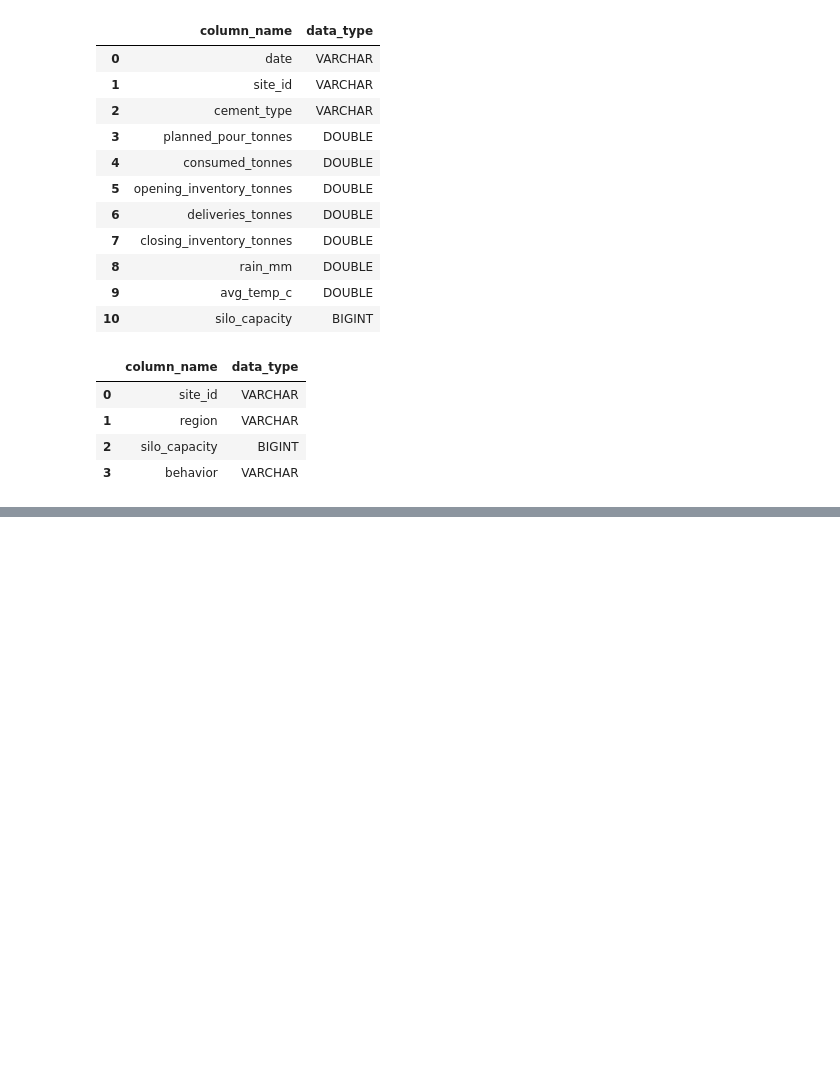
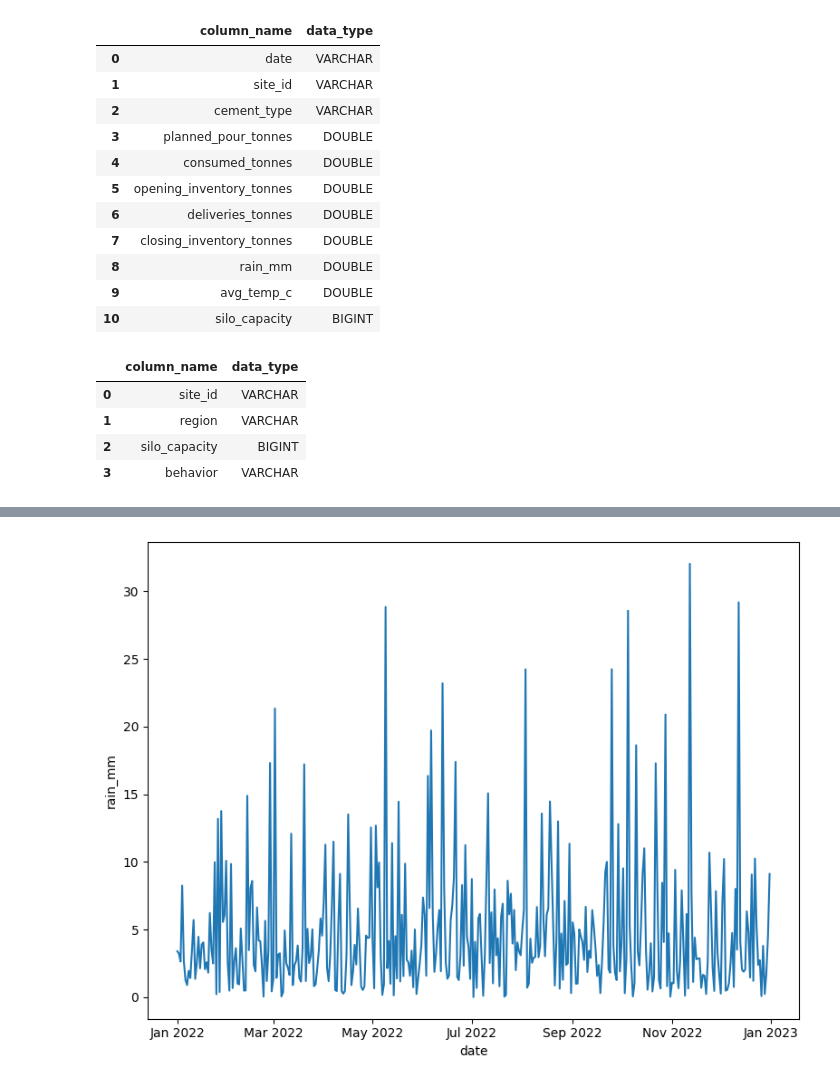
Before and after one commit to sarbol/MIG_CEMENT_DEMAND_FORECAST_SYSTEM_TEAM_D, a Jupyter notebook: notebook/sarbol_analysis.ipynb, the cells around one changed output, grey strips where cells are left out. Saved outputs shown, nothing was run; the diff lists cells and outputs as text; code cells hidden in the pictures; blank space fills up the shorter version.

```diff
--- a/notebook/sarbol_analysis.ipynb
+++ b/notebook/sarbol_analysis.ipynb
@@ -84,0 +837,28 @@ table_schema("Sites")
+# %%
+query = """
+
+    SELECT
+        date::DATE as date,
+        rain_mm
+    FROM
+        Operations
+    WHERE
+        site_id == 'SITE_001' AND YEAR(date::DATE) == 2022
+    ORDER BY
+        date::DATE ASC;
+"""
+
+
+rain_df = con.execute(query).df()
+# %%
+fig, ax = plt.subplots(figsize = (8, 6))
+
+sns.lineplot(data = rain_df, x = "date", y = "rain_mm", ax = ax)
+
+ax.xaxis.set_major_locator(mdates.AutoDateLocator(maxticks=10))
+ax.xaxis.set_major_formatter(mdates.DateFormatter('%b %Y'))
+
+plt.tight_layout()
+plt.show()
+# %% [output]
+[figure, added]
```
Also changed, not shown: parts of 104 cells of this notebook, 1 other file.
